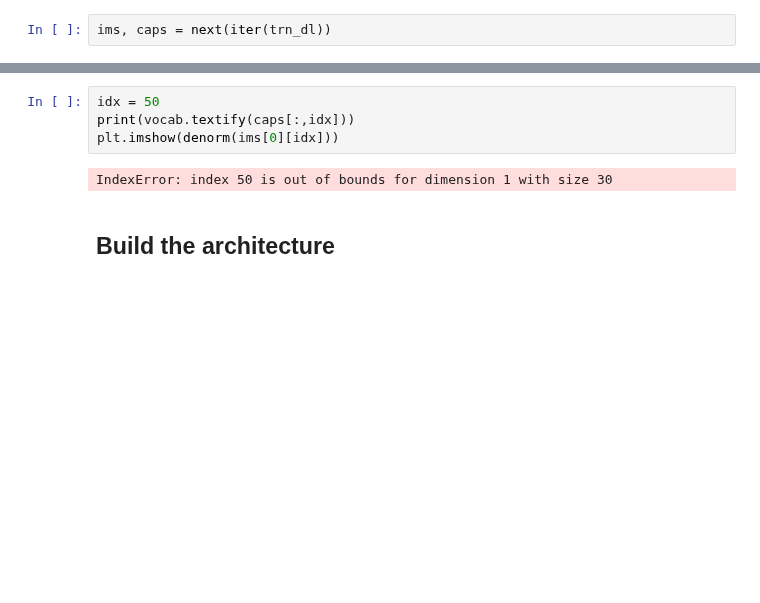
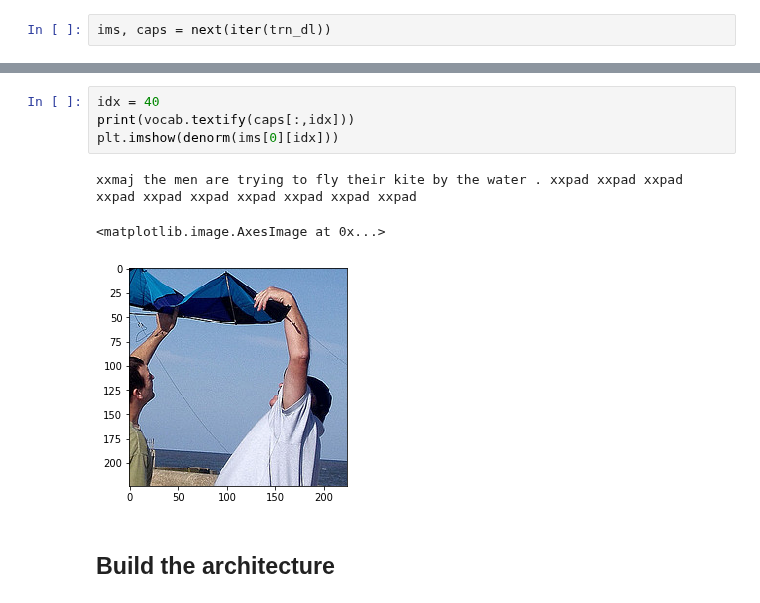
Before and after one commit to fg91/Neural-Image-Caption-Generation-Tutorial, a Jupyter notebook: Tutorial - Show, Attend and Tell.ipynb, the cells around one changed output, grey strips where cells are left out. Drawn from its saved outputs; the diff is of its cells as text; blank space fills up the shorter version.

```diff
--- a/Tutorial - Show, Attend and Tell.ipynb
+++ b/Tutorial - Show, Attend and Tell.ipynb
@@ -345,9 +353,11 @@ torch.Size([30, 3, 224, 224]) torch.Size([17, 30]) torch.Size([17, 30])
 # %%
-idx = 50
+idx = 40
 print(vocab.textify(caps[:,idx]))
 plt.imshow(denorm(ims[0][idx]))
 # %% [output]
-IndexError: index 50 is out of bounds for dimension 1 with size 30
+xxmaj the men are trying to fly their kite by the water . xxpad xxpad xxpad xxpad xxpad xxpad xxpad xxpad xxpad xxpad
+<matplotlib.image.AxesImage at 0x...>
+[figure, added]
 # %% [markdown]
 ## Build the architecture
 # %%
```
Also changed, not shown: parts of 18 cells of this notebook, 4 other files.
